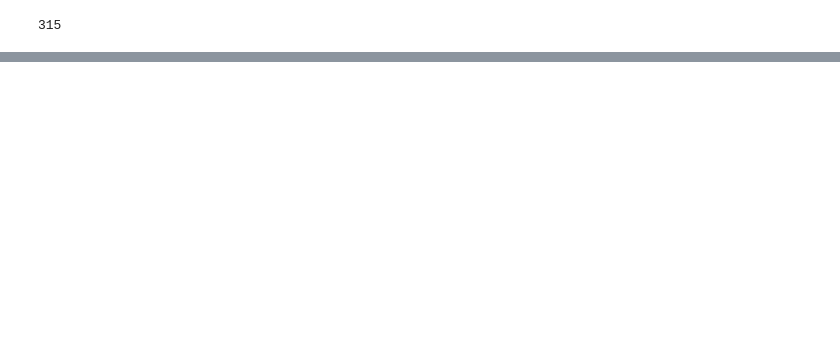
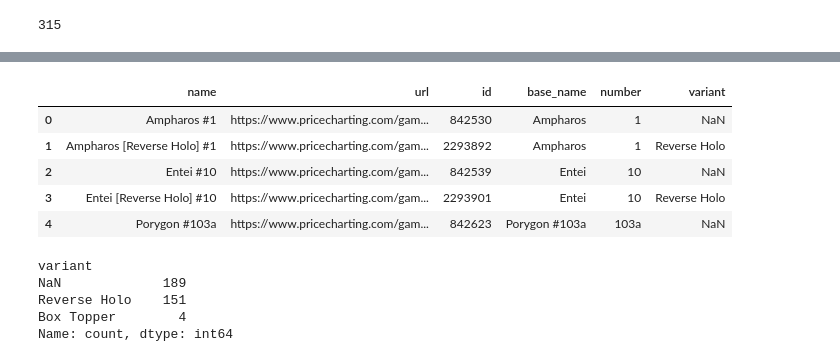
Before and after one commit to michalwodnicki/poke-scrape, a Jupyter notebook: charting.ipynb, the cells around one changed output, grey strips where cells are left out. Saved outputs shown, nothing was run; the diff lists cells and outputs as text; code cells hidden in the pictures; blank space fills up the shorter version.

Commit message:
scraping sets / cards

```diff
--- a/charting.ipynb
+++ b/charting.ipynb
@@ -70,0 +65,5 @@ Checking 2
+# %%
+cards = scrape_pricecharting_set_cards("pokemon-aquapolis")
+print(len(cards))  # should be the full set count
+for card in cards:
+    print(card["name"], card["url"])
@@ -70,0 +88,58 @@ Checking 2
+# %%
+import pandas as pd
+import re
+import numpy as np
+
+# Make a DataFrame from your list of dicts
+df = pd.DataFrame(cards)
+
+
+# Parser function to extract parts
+def parse_card_name(full_name: str):
+    """
+    Given a full card name like:
+      'Oddish [Reverse Holo] #1'
+    returns a tuple: (base_name, number, variant)
+    """
+    # 1) extract the variant in brackets (if any)
+    variant_match = re.search(r"\[(.*?)\]", full_name)
+    variant = variant_match.group(1).strip() if variant_match else None
+
+    # 2) remove the bracketed portion for now
+    name_no_variant = re.sub(r"\s*\[.*?\]", "", full_name)
+
+    # 3) extract number (everything after # up to first whitespace)
+    number_match = re.search(r"#([^\s]+)", name_no_variant)
+    number = number_match.group(1) if number_match else None
+
+    # 4) remove the trailing "#<number>"
+    name_no_number = re.sub(r"\s*#\d+$", "", name_no_variant).strip()
+
+    # 5) what's left is the base name
+    base_name = name_no_number.strip()
+
+    return base_name, number, variant
+
+# Apply the parser to each row
+df[["base_name", "number", "variant"]] = df["name"].apply(
+    lambda n: pd.Series(parse_card_name(n))
+)
+
+df = df.drop_duplicates(subset="id", keep="first")
+# See the result
+df.head()
+# %% [output]
+|  | name | url | id | base_name | number | variant |
+| 0 | Ampharos #1 | https://www.pricecharting.com/gam... | 842530 | Ampharos | 1 | NaN |
+| 1 | Ampharos [Reverse Holo] #1 | https://www.pricecharting.com/gam... | 2293892 | Ampharos | 1 | Reverse Holo |
+| 2 | Entei #10 | https://www.pricecharting.com/gam... | 842539 | Entei | 10 | NaN |
+| 3 | Entei [Reverse Holo] #10 | https://www.pricecharting.com/gam... | 2293901 | Entei | 10 | Reverse Holo |
+| 4 | Porygon #103a | https://www.pricecharting.com/gam... | 842623 | Porygon #103a | 103a | NaN |
+# %%
+df["variant"].value_counts(dropna=False)
+# %% [output]
+variant
+NaN             189
+Reverse Holo    151
+Box Topper        4
+Name: count, dtype: int64
```
Also changed, not shown: parts of 9 cells of this notebook, 1 other file.
